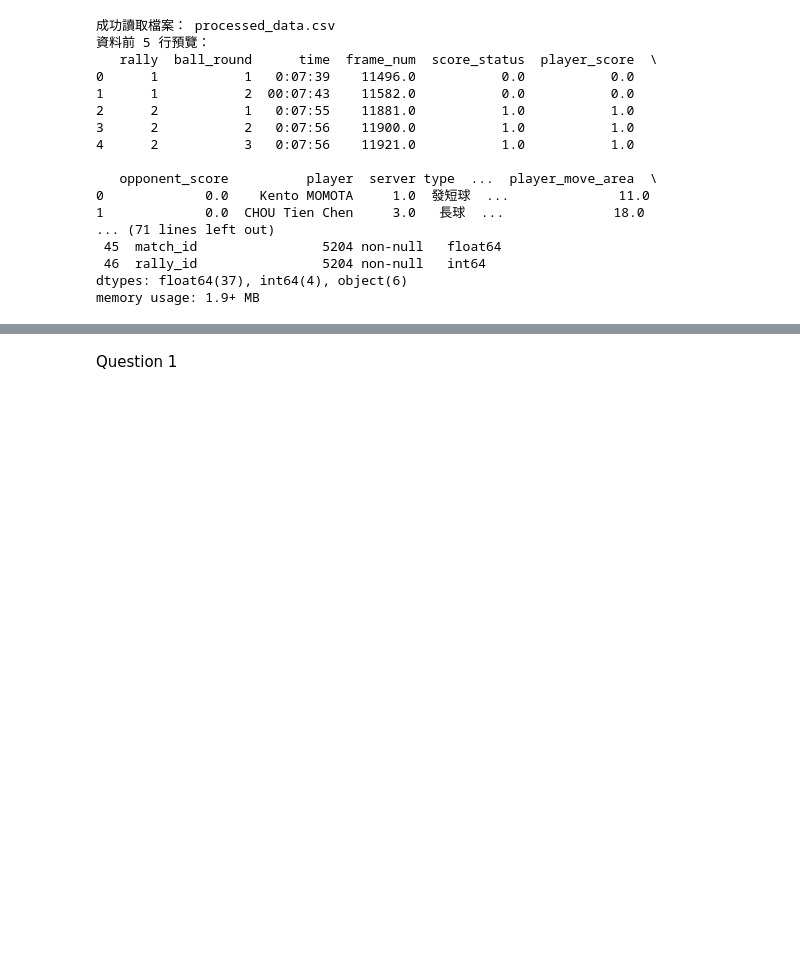
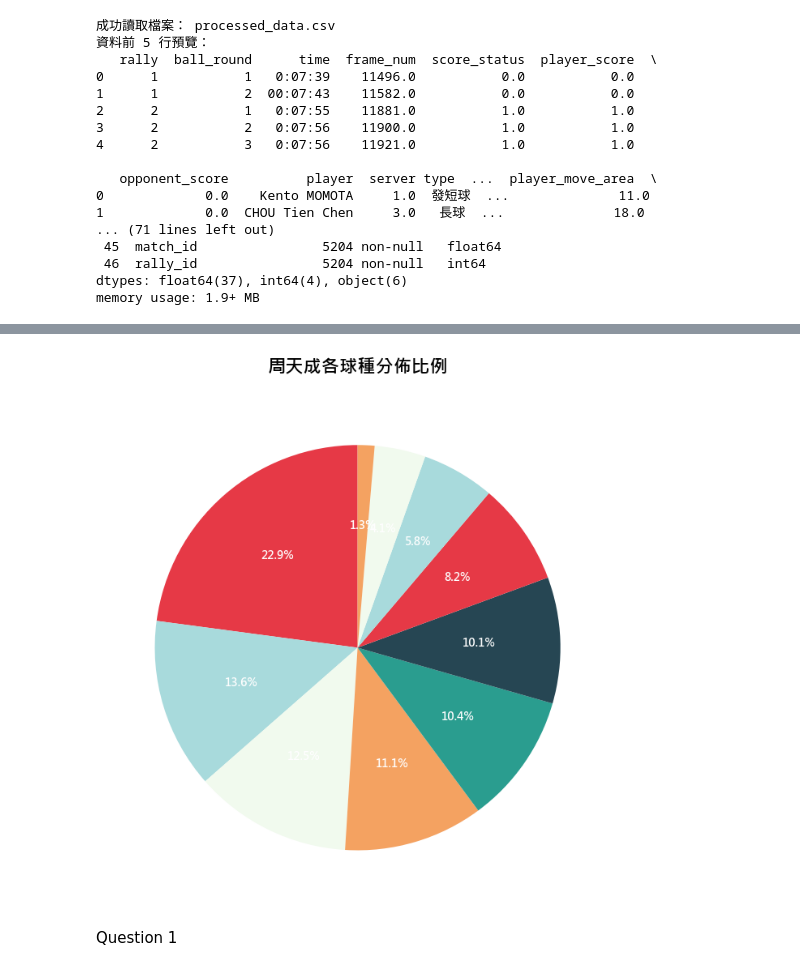
Before and after one commit to DanielTeng0811/BadmintonAI, a Jupyter notebook: question_answer_new.ipynb, the cells around one changed output, grey strips where cells are left out. Saved outputs shown, nothing was run; the diff lists cells and outputs as text; code cells hidden in the pictures; blank space fills up the shorter version.

```diff
--- a/question_answer_new.ipynb
+++ b/question_answer_new.ipynb
@@ -50,3 +70,58 @@ memory usage: 1.9+ MB
+# %%
+import platform
+import matplotlib.pyplot as plt
+
+# 字體設定
+system = platform.system()
+if system == 'Darwin':  # macOS
+    plt.rcParams['font.sans-serif'] = ['Arial Unicode MS', 'PingFang TC', 'Heiti TC', 'sans-serif']
+elif system == 'Windows':
+    plt.rcParams['font.sans-serif'] = ['Microsoft JhengHei', 'SimHei', 'sans-serif']
+else:  # Linux (Streamlit Cloud)
+    plt.rcParams['font.sans-serif'] = ['WenQuanYi Zen Hei', 'DejaVu Sans', 'sans-serif']
+plt.rcParams['axes.unicode_minus'] = False
+
+# 資料處理
+chou_data = df[df['player'] == 'CHOU Tien Chen']
+# 篩選出周天成的球種代碼
+shot_counts = chou_data['player_type'].value_counts()
+
+# 籃球類型數字與對應的中文名稱
+shot_types = {
+    1.0: '發短球',
+    2.0: '發長球',
+    3.0: '長球',
+    4.0: '殺球',
+    5.0: '切球',
+    6.0: '挑球',
+    7.0: '平球',
+    8.0: '網前球',
+    9.0: '推撲球',
+    10.0: '接殺防守',
+    11.0: '接不到'
+}
+
+# 獲取球種的名稱
+shot_counts.index = shot_counts.index.map(shot_types)
+
+# 繪製圓餅圖
+fig, ax = plt.subplots(figsize=(12, 7))
+wedges, texts, autotexts = ax.pie(shot_counts, autopct='%1.1f%%', startangle=90, colors=['#E63946', '#A8DADC', '#F1FAEE', '#F4A261', '#2A9D8F', '#264653'])
+
+# 設定標題與字體大小
+ax.set_title('周天成各球種分佈比例', fontsize=16, fontweight='bold', pad=20)
+
+# 設定文字特性
+for text in texts:
+    text.set_fontsize(12)
+for autotext in autotexts:
+    autotext.set_color('white')
+    autotext.set_fontweight('bold')
+
+# 調整布局避免文字被裁切
+plt.tight_layout()
+# %% [output]
+[figure, added]
 # %% [markdown]
 Question 1
 # %%
```
Also changed, not shown: parts of 1 cell of this notebook, 5 other files.
